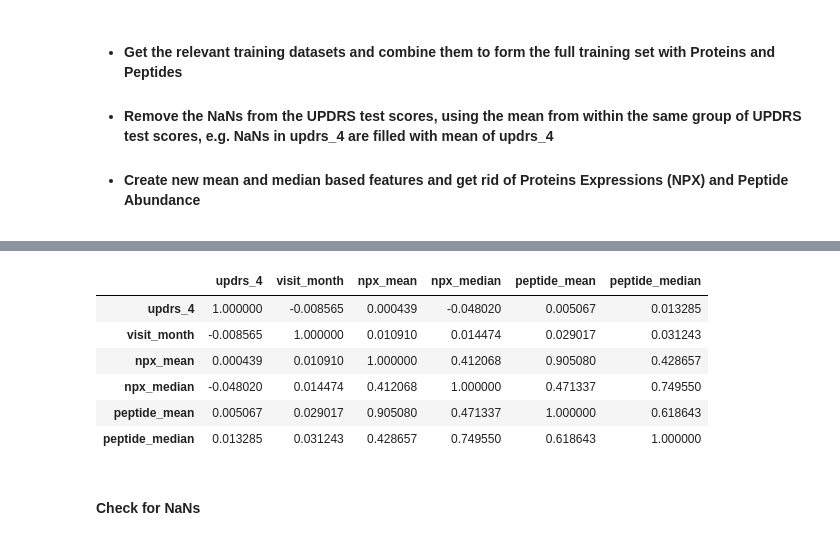
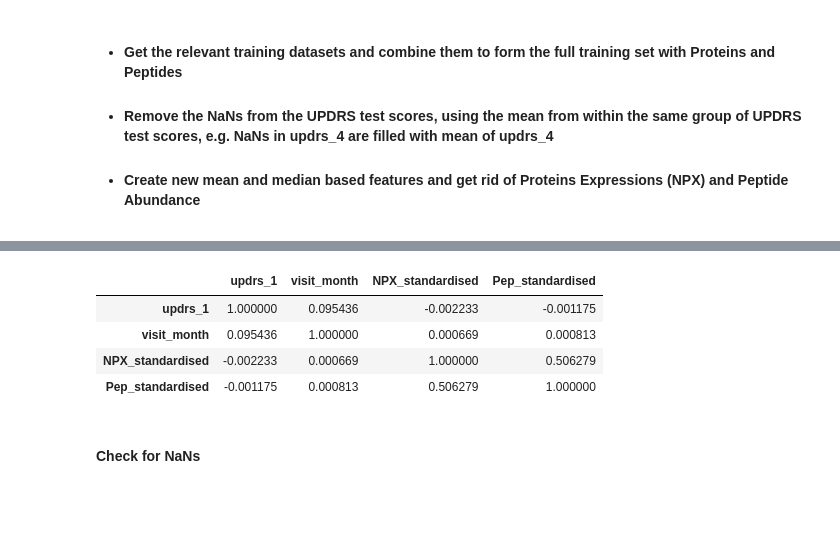
Before and after one commit to sumaniitm/AMP-parkinsons-disease-progression-prediction, a Jupyter notebook: amp-parkinson-s-disease-progression-prediction.ipynb, the cells around one changed output, grey strips where cells are left out. Cells and saved outputs as stored; diff of their text form; code cells hidden in the pictures; blank space fills up the shorter version.

```diff
--- a/amp-parkinson-s-disease-progression-prediction.ipynb
+++ b/amp-parkinson-s-disease-progression-prediction.ipynb
@@ -174,13 +182,11 @@ full_training_data.head(10)
-# %%
-full_training_data[['updrs_4','visit_month','npx_mean','npx_median','peptide_mean','peptide_median']].corr()
-# %% [output]
-|  | updrs_4 | visit_month | npx_mean | npx_median | peptide_mean | peptide_median |
-| updrs_4 | 1.000000 | -0.008565 | 0.000439 | -0.048020 | 0.005067 | 0.013285 |
-| visit_month | -0.008565 | 1.000000 | 0.010910 | 0.014474 | 0.029017 | 0.031243 |
-| npx_mean | 0.000439 | 0.010910 | 1.000000 | 0.412068 | 0.905080 | 0.428657 |
-| npx_median | -0.048020 | 0.014474 | 0.412068 | 1.000000 | 0.471337 | 0.749550 |
-| peptide_mean | 0.005067 | 0.029017 | 0.905080 | 0.471337 | 1.000000 | 0.618643 |
-| peptide_median | 0.013285 | 0.031243 | 0.428657 | 0.749550 | 0.618643 | 1.000000 |
+# %%
+full_training_data[['updrs_1','visit_month','NPX_standardised','Pep_standardised']].corr()
+# %% [output]
+|  | updrs_1 | visit_month | NPX_standardised | Pep_standardised |
+| updrs_1 | 1.000000 | 0.095436 | -0.002233 | -0.001175 |
+| visit_month | 0.095436 | 1.000000 | 0.000669 | 0.000813 |
+| NPX_standardised | -0.002233 | 0.000669 | 1.000000 | 0.506279 |
+| Pep_standardised | -0.001175 | 0.000813 | 0.506279 | 1.000000 |
 # %% [markdown]
 #### Check for NaNs
 # %%
```
Also changed, not shown: parts of 22 cells of this notebook.
